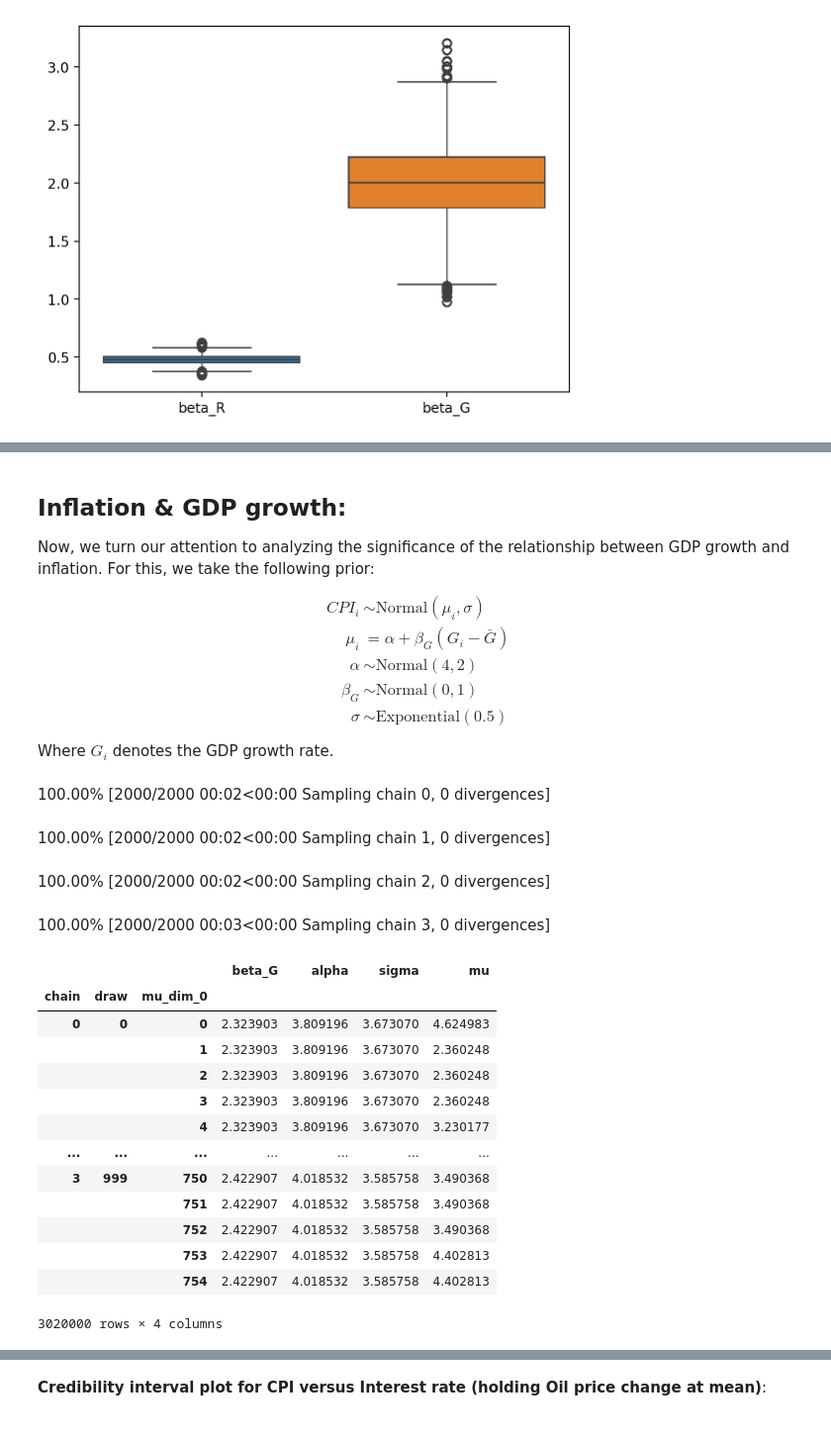
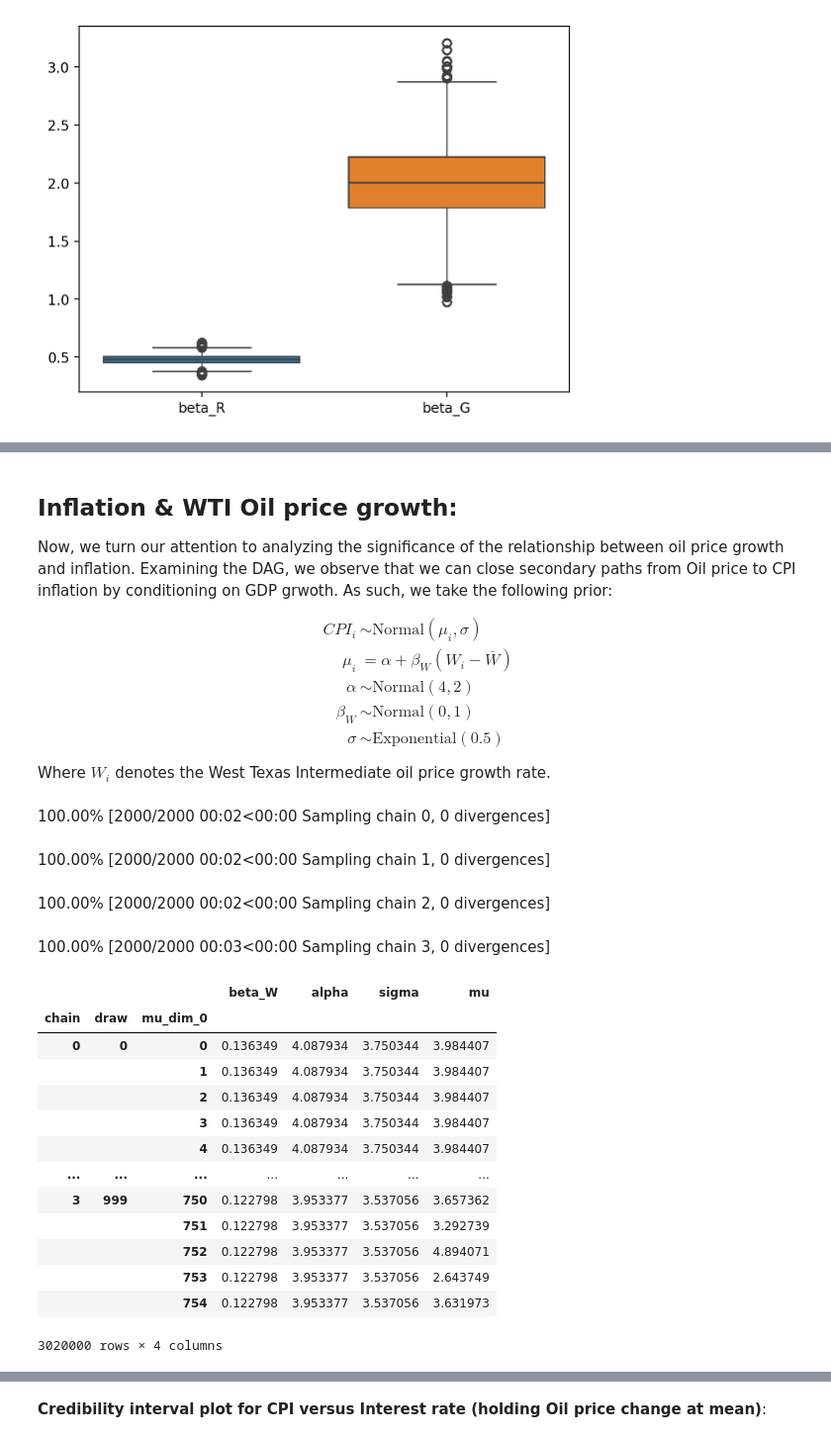
Before and after one commit to AndreiAf02/Math509Project_Public, a Jupyter notebook: 509ProjectV2.ipynb, the cells around one changed output, grey strips where cells are left out. Shown at 99% size. Drawn from its saved outputs; the diff is of its cells as text; code cells hidden in the pictures.

```diff
--- a/509ProjectV2.ipynb
+++ b/509ProjectV2.ipynb
@@ -264,44 +264,44 @@ Overall, we conclude that **there is a strong positive correlation between infla
 # %% [markdown]
-## Inflation & GDP growth:
+## Inflation & WTI Oil price growth:
 
-Now, we turn our attention to analyzing the significance of the relationship between GDP growth and inflation. For this, we take the following prior:
+Now, we turn our attention to analyzing the significance of the relationship between oil price growth and inflation. Examining the DAG, we observe that we can close secondary paths from Oil price to CPI inflation by conditioning on GDP grwoth. As such, we take the following prior:
 
 \begin{align*}
     CPI_{i} &\sim \text{Normal}(\mu_i, \sigma) \\
-    \mu_{i} &= \alpha + \beta_{G}(G_{i}-\bar{G}) \\
+    \mu_{i} &= \alpha + \beta_{W}(W_{i}-\bar{W}) \\
     \alpha &\sim \text{Normal}(4, 2) \\
-    \beta_{G} &\sim \text{Normal}(0, 1) \\
+    \beta_{W} &\sim \text{Normal}(0, 1) \\
     \sigma &\sim  \text{Exponential}(0.5)
   \end{align*}
-  Where $G_i$ denotes the GDP growth rate.
+  Where $W_i$ denotes the West Texas Intermediate oil price growth rate.
 # %%
-with pm.Model() as model_gdp1:
+with pm.Model() as model_oil1:
     sigma = pm.Exponential('sigma', 0.5)
-    beta_G = pm.Normal('beta_G', mu=0, sigma=1)
+    beta_W = pm.Normal('beta_W', mu=0, sigma=1)
     alpha = pm.Normal('alpha', mu=4, sigma=2)
-    _mu = alpha + beta_G*(data_all['GDP']-data_all['GDP'].mean())
+    _mu = alpha + beta_W*(data_all['Oil']-data_all['Oil'].mean())
     mu = pm.Deterministic('mu', _mu)
     CPI = pm.Normal('CPI', mu=mu, sigma=sigma, observed=data_all['CPI.U'])
-    _model_gdp1_mcmc_samples = pm.sample(1000, tune=1000, chains=4)
-model_gdp1_mcmc_samples = _model_gdp1_mcmc_samples.posterior.to_dataframe()
-model_gdp1_mcmc_samples
+    _model_oil1_mcmc_samples = pm.sample(1000, tune=1000, chains=4)
+model_oil1_mcmc_samples = _model_oil1_mcmc_samples.posterior.to_dataframe()
+model_oil1_mcmc_samples
 # %% [output]
 100.00% [2000/2000 00:02<00:00 Sampling chain 0, 0 divergences]
 100.00% [2000/2000 00:02<00:00 Sampling chain 1, 0 divergences]
 100.00% [2000/2000 00:02<00:00 Sampling chain 2, 0 divergences]
 100.00% [2000/2000 00:03<00:00 Sampling chain 3, 0 divergences]
-|  |  |  | beta_G | alpha | sigma | mu |
+|  |  |  | beta_W | alpha | sigma | mu |
 | chain | draw | mu_dim_0 |  |  |  |  |
-| 0 | 0 | 0 | 2.323903 | 3.809196 | 3.673070 | 4.624983 |
-|  |  | 1 | 2.323903 | 3.809196 | 3.673070 | 2.360248 |
-|  |  | 2 | 2.323903 | 3.809196 | 3.673070 | 2.360248 |
-|  |  | 3 | 2.323903 | 3.809196 | 3.673070 | 2.360248 |
-|  |  | 4 | 2.323903 | 3.809196 | 3.673070 | 3.230177 |
+| 0 | 0 | 0 | 0.136349 | 4.087934 | 3.750344 | 3.984407 |
+|  |  | 1 | 0.136349 | 4.087934 | 3.750344 | 3.984407 |
+|  |  | 2 | 0.136349 | 4.087934 | 3.750344 | 3.984407 |
+|  |  | 3 | 0.136349 | 4.087934 | 3.750344 | 3.984407 |
+|  |  | 4 | 0.136349 | 4.087934 | 3.750344 | 3.984407 |
 | ... | ... | ... | ... | ... | ... | ... |
-| 3 | 999 | 750 | 2.422907 | 4.018532 | 3.585758 | 3.490368 |
-|  |  | 751 | 2.422907 | 4.018532 | 3.585758 | 3.490368 |
-|  |  | 752 | 2.422907 | 4.018532 | 3.585758 | 3.490368 |
-|  |  | 753 | 2.422907 | 4.018532 | 3.585758 | 4.402813 |
-|  |  | 754 | 2.422907 | 4.018532 | 3.585758 | 4.402813 |
+| 3 | 999 | 750 | 0.122798 | 3.953377 | 3.537056 | 3.657362 |
+|  |  | 751 | 0.122798 | 3.953377 | 3.537056 | 3.292739 |
+|  |  | 752 | 0.122798 | 3.953377 | 3.537056 | 4.894071 |
+|  |  | 753 | 0.122798 | 3.953377 | 3.537056 | 2.643749 |
+|  |  | 754 | 0.122798 | 3.953377 | 3.537056 | 3.631973 |
 3020000 rows × 4 columns
 # %%
```
Also changed, not shown: parts of 14 cells of this notebook.
